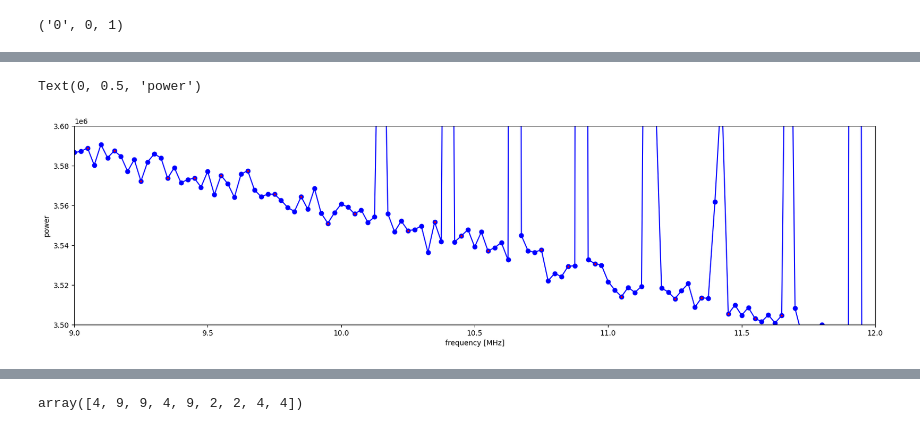
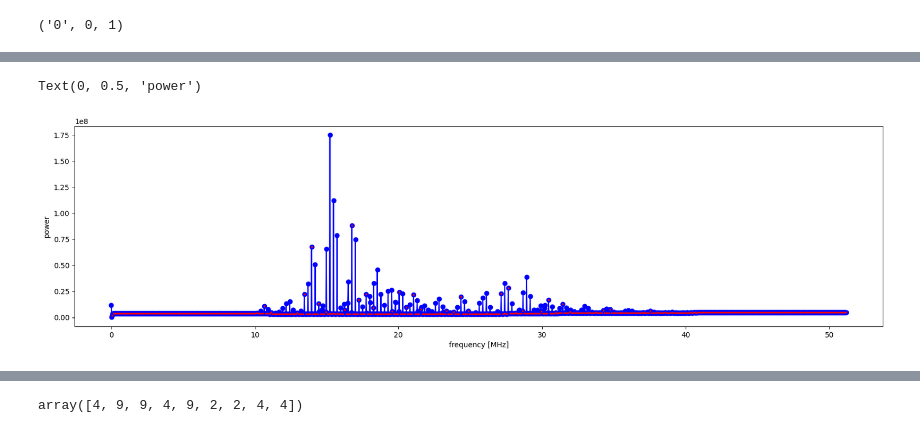
Before and after one commit to lusee-night/uncrater, a Jupyter notebook: calib_test.ipynb, the cells around one changed output, grey strips where cells are left out. Drawn from its saved outputs; the diff is of its cells as text; code cells hidden in the pictures.

```diff
--- a/calib_test.ipynb
+++ b/calib_test.ipynb
@@ -66,25 +63,29 @@ Text(0, 0.5, 'power')
 # %%
 
 plt.figure(figsize=(20,5))
 f = C.spectra[2][0].frequency
 s = np.mean([sp[2].data[:] for sp in C.spectra],axis=0)
 plt.plot(f,s,'bo-')
+#plt.plot(f,s*1.03,'k-')
 plt.plot(f[2::4],s[2::4],'r.',markersize=3)
 
 #plt.ylim(0,1e4)
 #plt.ylim(3.0e6,5e6)
 #plt.ylim(0.1e3,2e6)
 #plt.xlim(45,52)
-#plt.ylim(4.65e6,4.85e6)
-plt.xlim(9,12)
-plt.ylim(3.5e6,3.6e6)
+#plt.ylim(4.65e6,5.85e6)
+#plt.xlim(9,12)
+#plt.ylim(3.5e6,5e6)
+#plt.xlim(30,40)
+#plt.ylim(4.65e6,5.85e6)
+
 
 #plt.semilogy()
 plt.xlabel('frequency [MHz]')
 plt.ylabel('power')
 # %% [output]
 Text(0, 0.5, 'power')
-[figure, old version]
+[figure, new version]
 # %%
 plt.plot(s[900::].reshape(-1,4).mean(axis=0))
 # %% [output]
```
Also changed, not shown: parts of 11 cells of this notebook, 6 other files.
